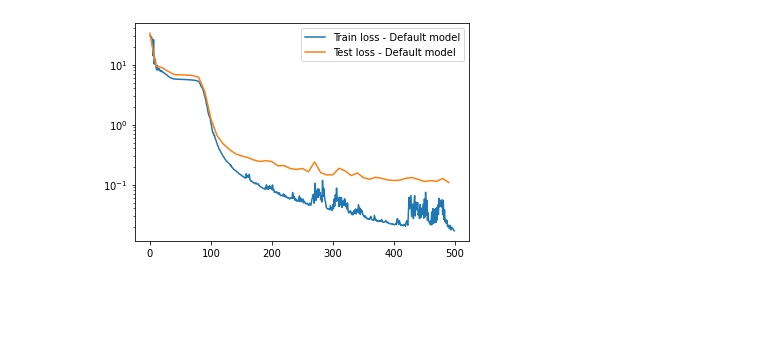
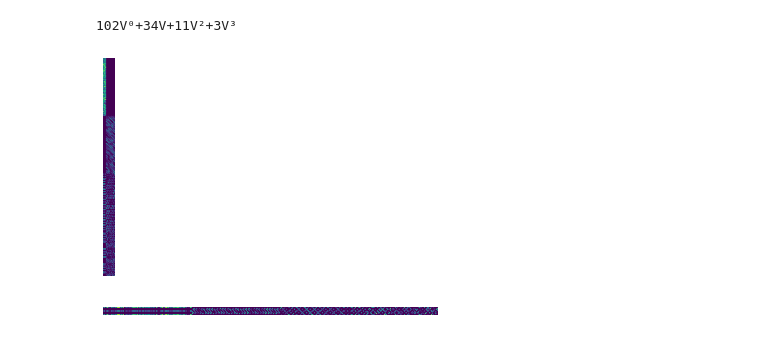
Before and after one commit to QB-TA/HolographicFlow, a Jupyter notebook: Testing_new_packages/Testing_EMLP.ipynb, the cells around one changed output. Cells and saved outputs as stored; diff of their text form; code cells hidden in the pictures; blank space fills up the shorter version.

```diff
--- a/Testing_new_packages/Testing_EMLP.ipynb
+++ b/Testing_new_packages/Testing_EMLP.ipynb
@@ -97,7 +95,15 @@ rep_out = V*V
 # %%
 model1 = InertiaModel('Default model')
 model1.create_EMLP_model(rep_in,rep_out,group=G,num_layers=3,ch=384)
-model1.train_model()
-model1.plot()
+rep_hidden_uniform = uniform_rep(384,G)
+print(rep_hidden_uniform)
 # %% [output]
-[figure, removed]
+102V⁰+34V+11V²+3V³
+# %%
+vis(rep_in(G),rep_hidden_uniform)
+# %% [output]
+[figure, added]
+# %%
+vis(rep_hidden_uniform,rep_out(G))
+# %% [output]
+[figure, added]
```
Also changed, not shown: parts of 14 cells of this notebook.
